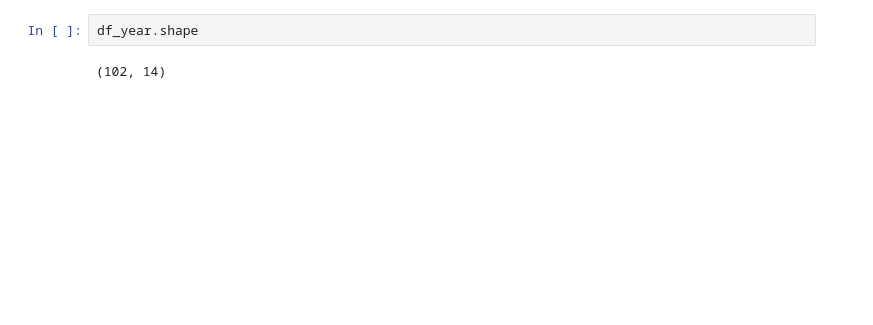
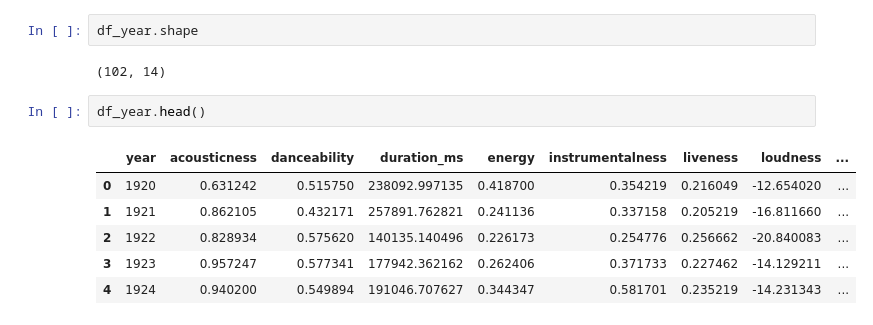
Before and after one commit to ztcnrh/Spotify-Music-Analysis, a Jupyter notebook: analysis/exploration_descriptive_analysis.ipynb, the cells around one changed output. Drawn from its saved outputs; the diff is of its cells as text; blank space fills up the shorter version.

```diff
--- a/analysis/exploration_descriptive_analysis.ipynb
+++ b/analysis/exploration_descriptive_analysis.ipynb
@@ -116,3 +162,12 @@ df_genre.shape
 df_year.shape
 # %% [output]
 (102, 14)
+# %%
+df_year.head()
+# %% [output]
+|  | year | acousticness | danceability | duration_ms | energy | instrumentalness | liveness | loudness | ... |
+| 0 | 1920 | 0.631242 | 0.515750 | 238092.997135 | 0.418700 | 0.354219 | 0.216049 | -12.654020 | ... |
+| 1 | 1921 | 0.862105 | 0.432171 | 257891.762821 | 0.241136 | 0.337158 | 0.205219 | -16.811660 | ... |
+| 2 | 1922 | 0.828934 | 0.575620 | 140135.140496 | 0.226173 | 0.254776 | 0.256662 | -20.840083 | ... |
+| 3 | 1923 | 0.957247 | 0.577341 | 177942.362162 | 0.262406 | 0.371733 | 0.227462 | -14.129211 | ... |
+| 4 | 1924 | 0.940200 | 0.549894 | 191046.707627 | 0.344347 | 0.581701 | 0.235219 | -14.231343 | ... |
```
Also changed, not shown: parts of 5 cells of this notebook.
